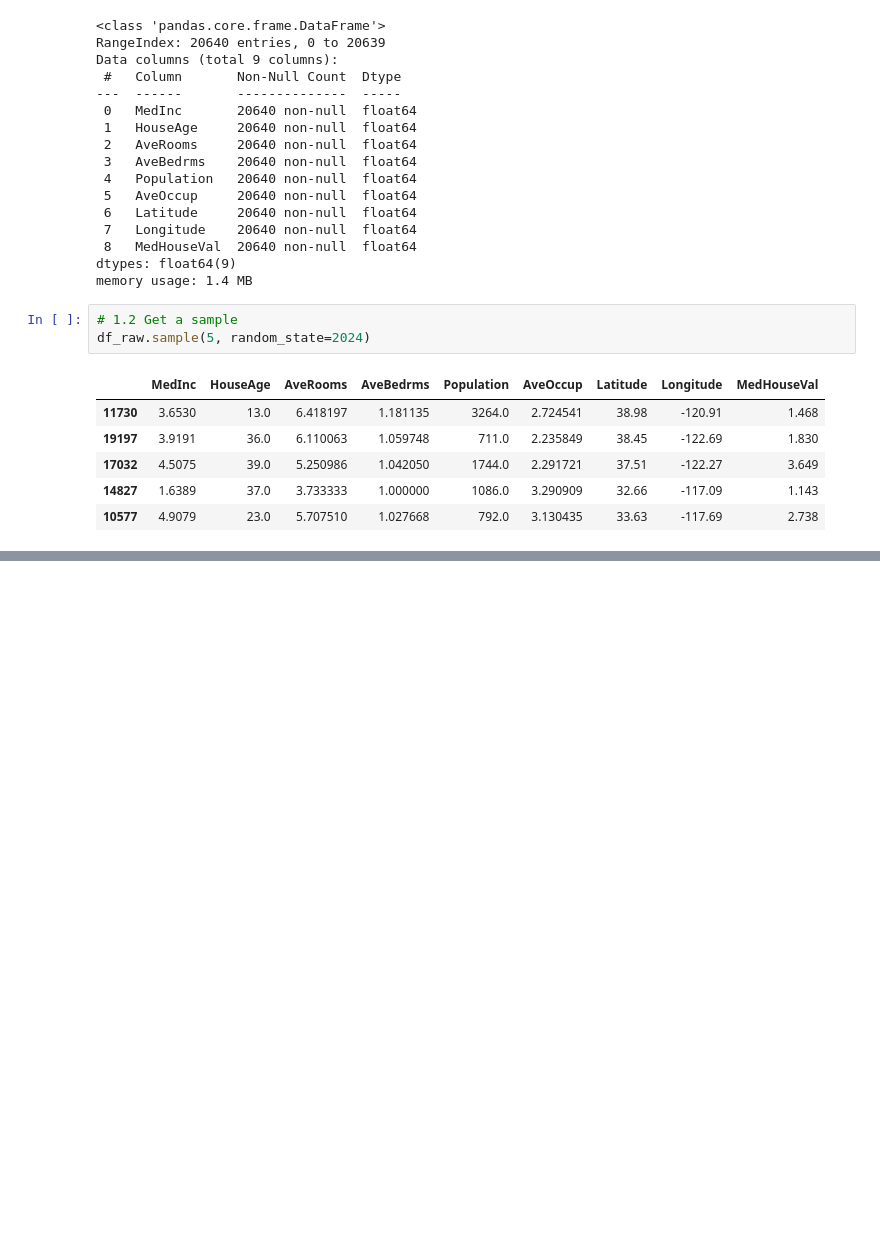
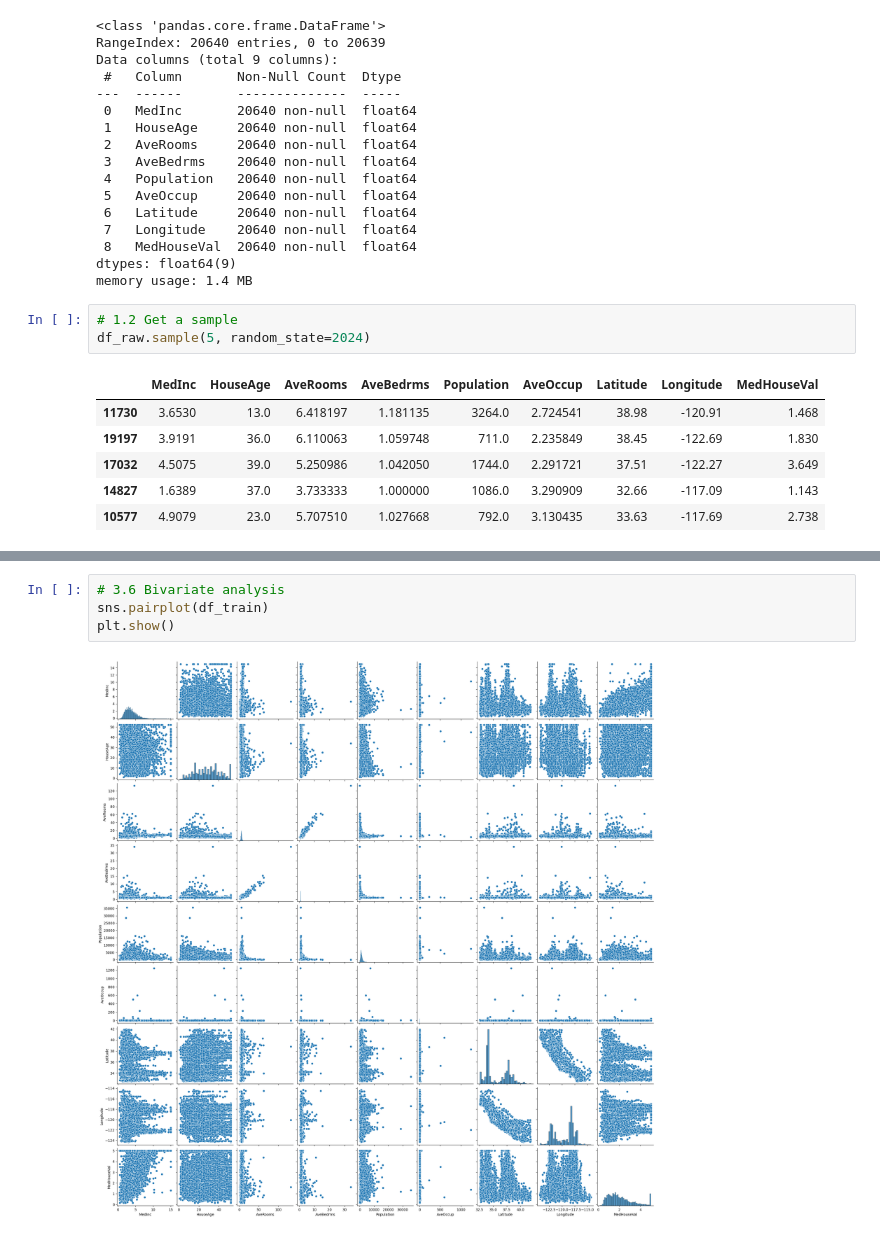
Before and after one commit to alexismenanieves/Model_Catalog, a Jupyter notebook: notebooks/DS04_Regr_California_Housing.ipynb, the cells around one changed output, grey strips where cells are left out. Cells and saved outputs as stored; diff of their text form; blank space fills up the shorter version.

```diff
--- a/notebooks/DS04_Regr_California_Housing.ipynb
+++ b/notebooks/DS04_Regr_California_Housing.ipynb
@@ -48,0 +126,6 @@ df_raw.sample(5, random_state=2024)
+# %%
+# 3.6 Bivariate analysis
+sns.pairplot(df_train)
+plt.show()
+# %% [output]
+[figure, added]
```
Also changed, not shown: parts of 20 cells of this notebook.
